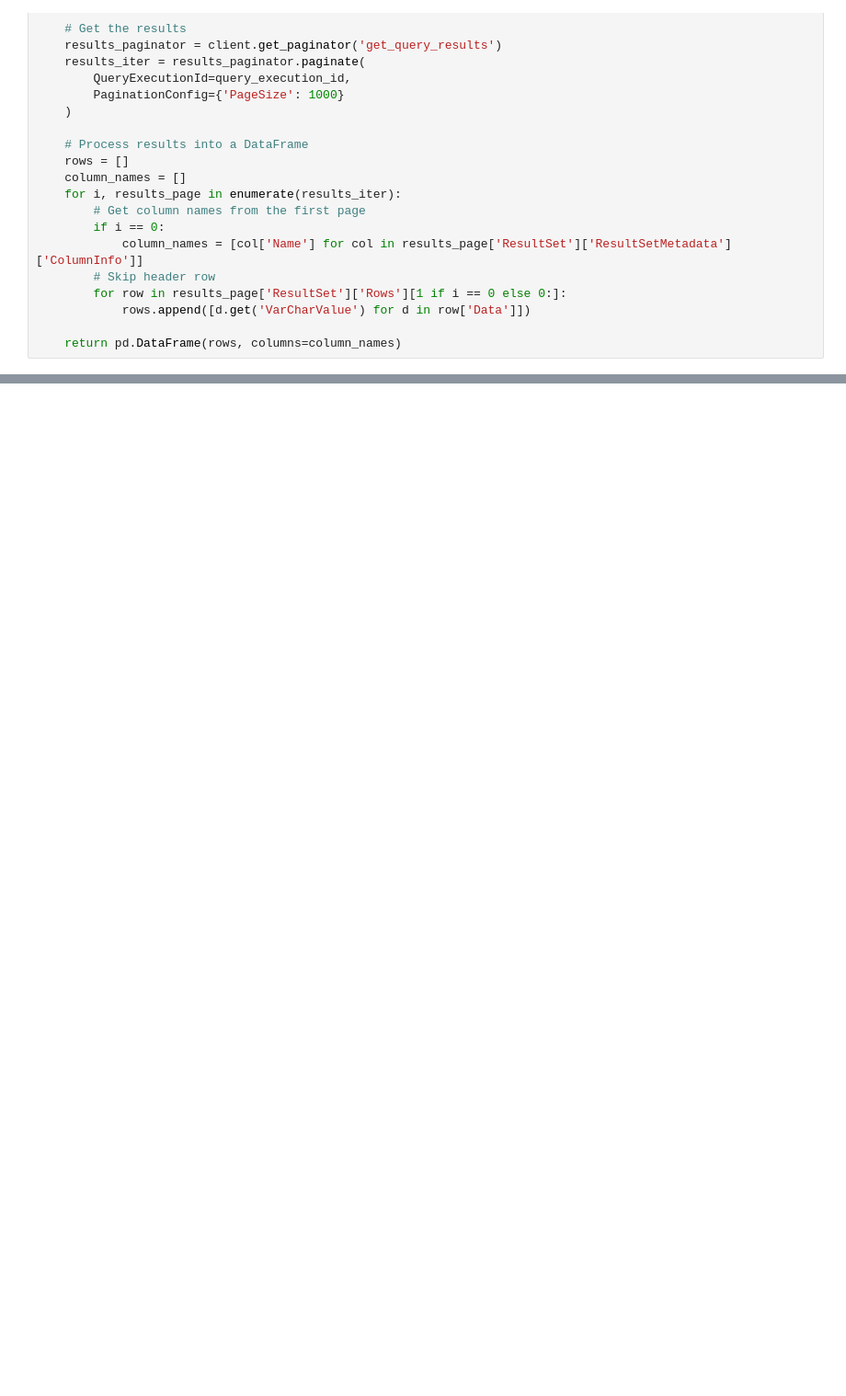
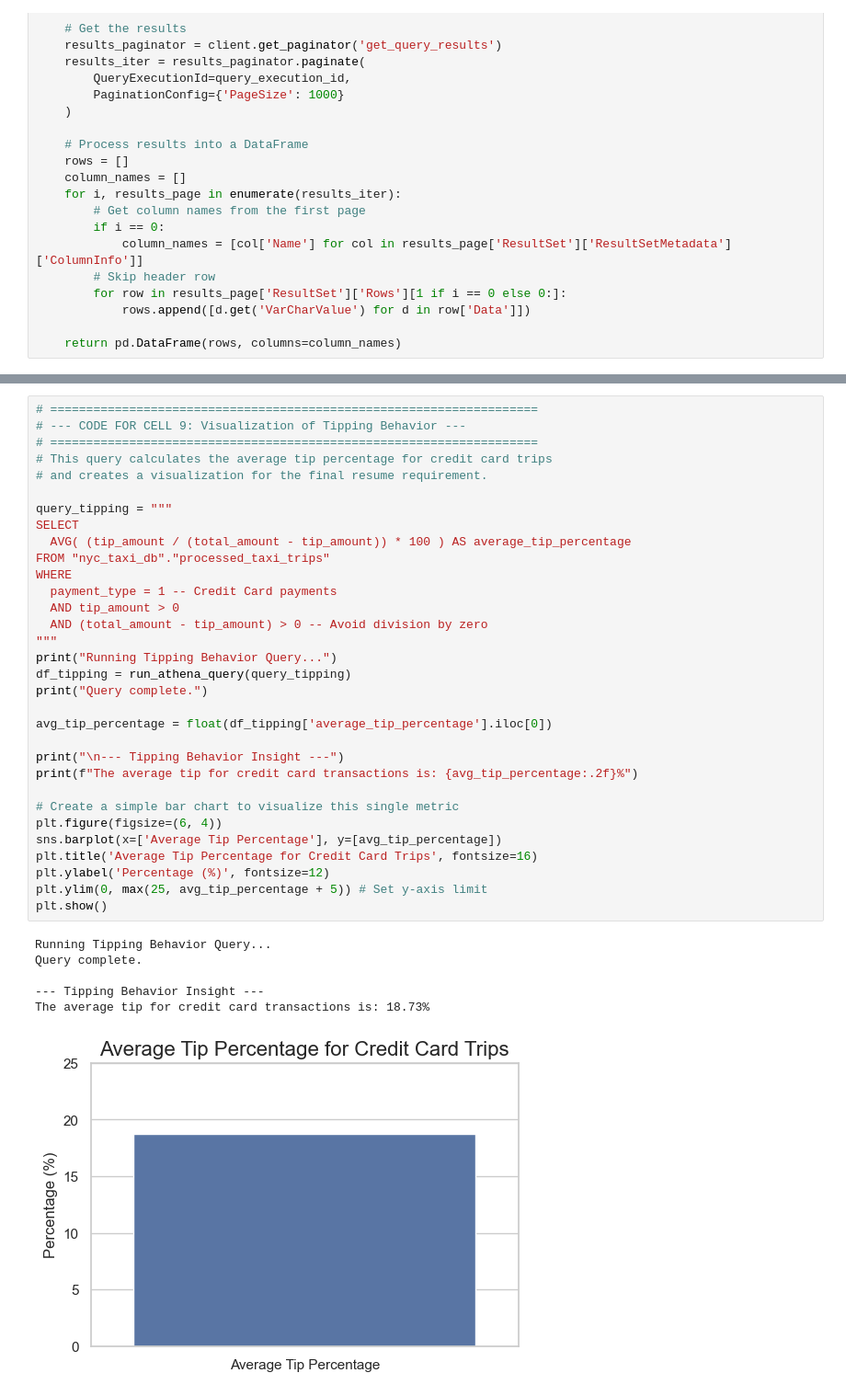
Before and after one commit to Blotjarl/nyc-taxi-platform, a Jupyter notebook: analysis.ipynb, the cells around one changed output, grey strips where cells are left out. Shown: that part at 92% size. Saved outputs shown, nothing was run; the diff lists cells and outputs as text; blank space fills up the shorter version.

```diff
--- a/analysis.ipynb
+++ b/analysis.ipynb
@@ -179,0 +264,39 @@ plt.show()
+# %%
+# ====================================================================
+# --- CODE FOR CELL 9: Visualization of Tipping Behavior ---
+# ====================================================================
+# This query calculates the average tip percentage for credit card trips
+# and creates a visualization for the final resume requirement.
+
+query_tipping = """
+SELECT
+  AVG( (tip_amount / (total_amount - tip_amount)) * 100 ) AS average_tip_percentage
+FROM "nyc_taxi_db"."processed_taxi_trips"
+WHERE
+  payment_type = 1 -- Credit Card payments
+  AND tip_amount > 0
+  AND (total_amount - tip_amount) > 0 -- Avoid division by zero
+"""
+print("Running Tipping Behavior Query...")
+df_tipping = run_athena_query(query_tipping)
+print("Query complete.")
+
+avg_tip_percentage = float(df_tipping['average_tip_percentage'].iloc[0])
+
+print("\n--- Tipping Behavior Insight ---")
+print(f"The average tip for credit card transactions is: {avg_tip_percentage:.2f}%")
+
+# Create a simple bar chart to visualize this single metric
+plt.figure(figsize=(6, 4))
+sns.barplot(x=['Average Tip Percentage'], y=[avg_tip_percentage])
+plt.title('Average Tip Percentage for Credit Card Trips', fontsize=16)
+plt.ylabel('Percentage (%)', fontsize=12)
+plt.ylim(0, max(25, avg_tip_percentage + 5)) # Set y-axis limit
+plt.show()
+# %% [output]
+Running Tipping Behavior Query...
+Query complete.
+
+--- Tipping Behavior Insight ---
+The average tip for credit card transactions is: 18.73%
+[figure, added]
```
Also changed, not shown: parts of 6 cells of this notebook, 1 other file.
